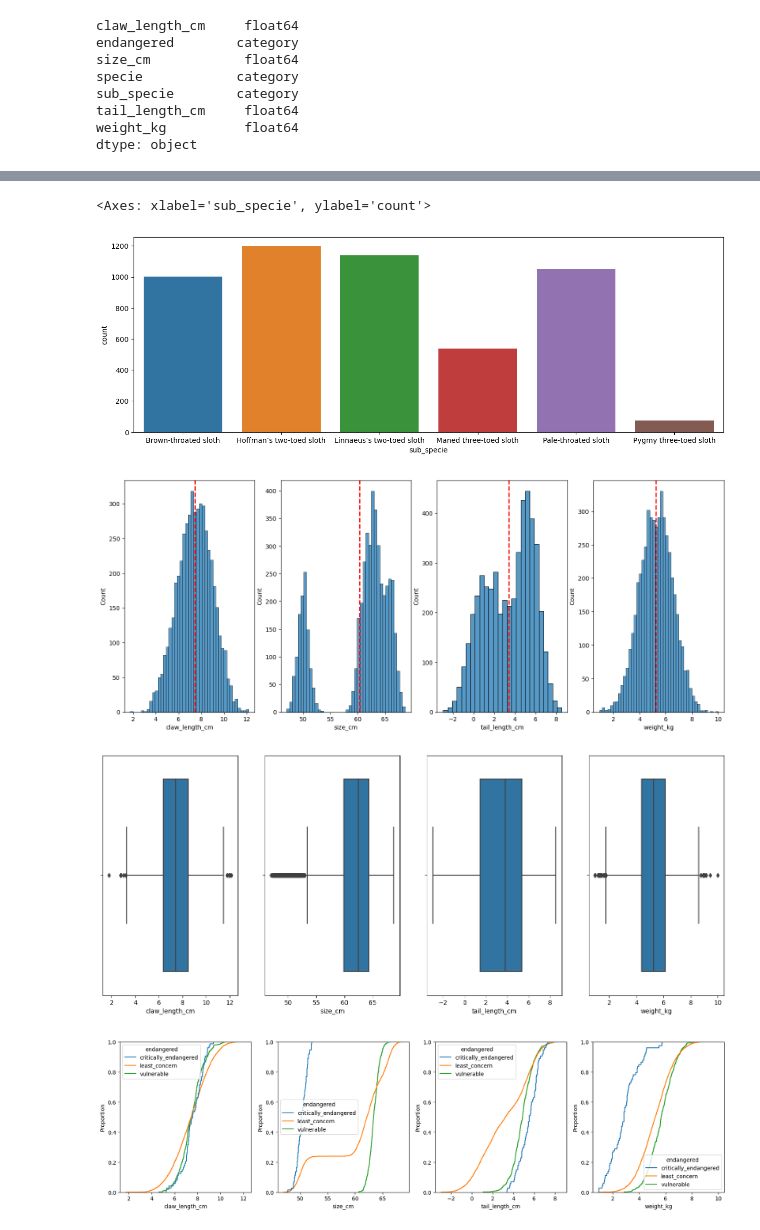
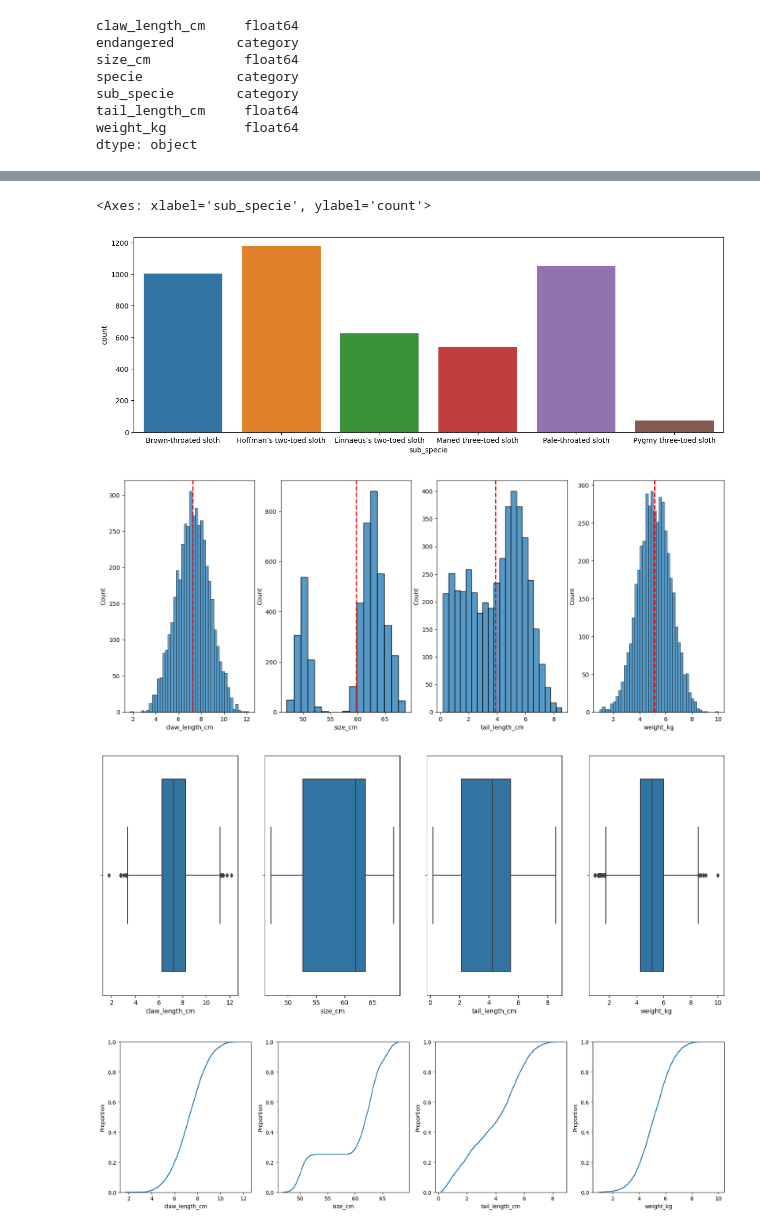
Before and after one commit to JuanesG22/PortfolioProjects, a Jupyter notebook: Sloths_Mushrooms_Project/EDA.ipynb, the cells around one changed output, grey strips where cells are left out. Drawn from its saved outputs; the diff is of its cells as text; code cells hidden in the pictures.

```diff
--- a/Sloths_Mushrooms_Project/EDA.ipynb
+++ b/Sloths_Mushrooms_Project/EDA.ipynb
@@ -57,0 +82,6 @@ dtype: bool
+# %%
+indextoDrop = df[df['tail_length_cm']<=0.2].index
+df = df.drop(indextoDrop,axis=0)
+df = df.reset_index()
+df = df.drop('index',axis=1)
+df
@@ -114,7 +179,7 @@ fig = plt.subplots(1,figsize=(15,5))
 df.value_counts('sub_specie',sort=False).reset_index(name='count').pipe(lambda df: (sns.barplot(data= df, x= 'sub_specie',y='count')))
 # %% [output]
 <Axes: xlabel='sub_specie', ylabel='count'>
-[figure, old version]
+[figure, new version]
 # %%
 fig, axs = plt.subplots(ncols=len(numbercol_names), figsize = (18,7))
 
@@ -124,4 +189,4 @@ for names in numbercol_names:
     axs[i].axvline(x=df[names].mean(), color='red', linestyle='dashed', linewidth=2)
     i+=1
 # %% [output]
-[figure, old version]
+[figure, new version]
@@ -133,16 +202,16 @@ for names in numbercol_names:
     sns.boxplot(data=df, x=names, ax=axs[i])
     i+=1
 # %% [output]
-[figure, old version]
+[figure, new version]
 # %%
 fig, axs = plt.subplots(ncols=len(numbercol_names), figsize = (20,5))
 
 i = 0
 for names in numbercol_names:
-    sns.ecdfplot(data=df, x=names, ax=axs[i], hue='endangered')
+    sns.ecdfplot(data=df, x=names, ax=axs[i])
     i+=1
 # %% [output]
-[figure, old version]
+[figure, new version]
 # %%
 fig, axs = plt.subplots(ncols=len(numbercol_names), figsize = (20,5))
 
```
Also changed, not shown: parts of 32 cells of this notebook.
